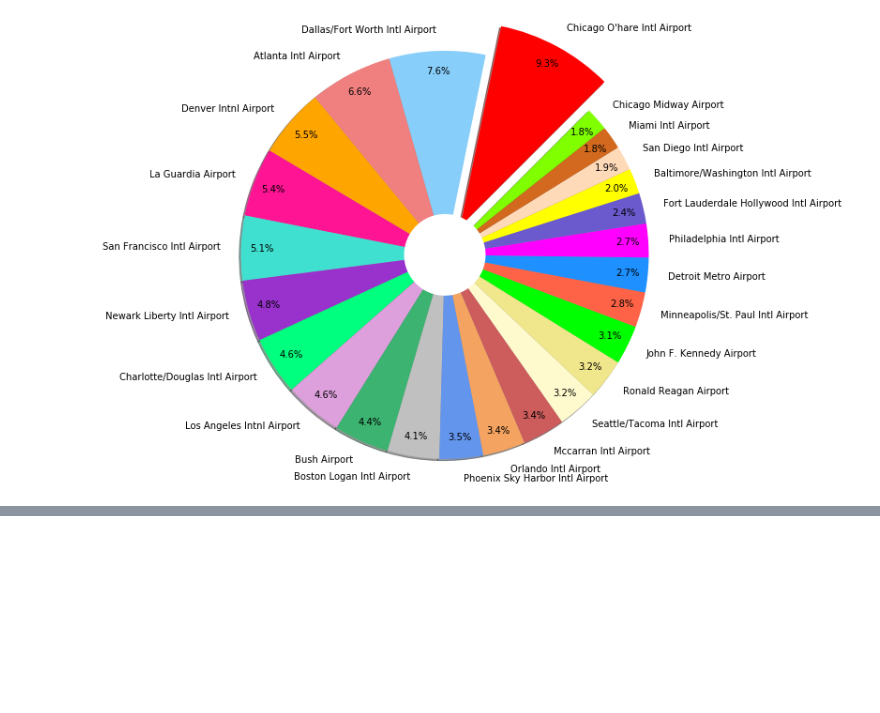
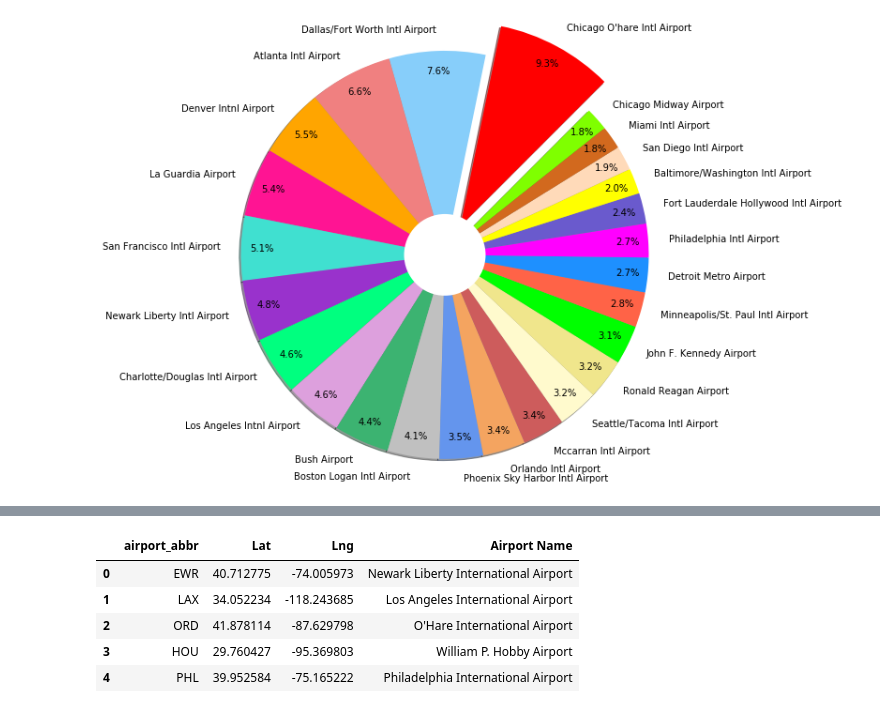
Before and after one commit to bishdj22/Project-1-FlightAnalysis, a Jupyter notebook: Project1_FlightDataAnalysis_Final.ipynb, the cells around one changed output, grey strips where cells are left out. Cells and saved outputs as stored; diff of their text form; code cells hidden in the pictures; blank space fills up the shorter version.

```diff
--- a/Project1_FlightDataAnalysis_Final.ipynb
+++ b/Project1_FlightDataAnalysis_Final.ipynb
@@ -282,0 +297,11 @@ plt.savefig("Charts_final/TopAirport_Delay%_.png")
+# %%
+airgeo_newdf = airgeo_data.drop(columns=['Unnamed: 0','City', 'State','airport_abbrev','Airport Address'])
+airgeo_newdf2 = airgeo_newdf.rename(columns={"air_ticker": "airport_abbr"}, errors="raise")
+airgeo_newdf2.head()
+# %% [output]
+|  | airport_abbr | Lat | Lng | Airport Name |
+| 0 | EWR | 40.712775 | -74.005973 | Newark Liberty International Airport |
+| 1 | LAX | 34.052234 | -118.243685 | Los Angeles International Airport |
+| 2 | ORD | 41.878114 | -87.629798 | O'Hare International Airport |
+| 3 | HOU | 29.760427 | -95.369803 | William P. Hobby Airport |
+| 4 | PHL | 39.952584 | -75.165222 | Philadelphia International Airport |
```
Also changed, not shown: parts of 7 cells of this notebook, 2 other files.
